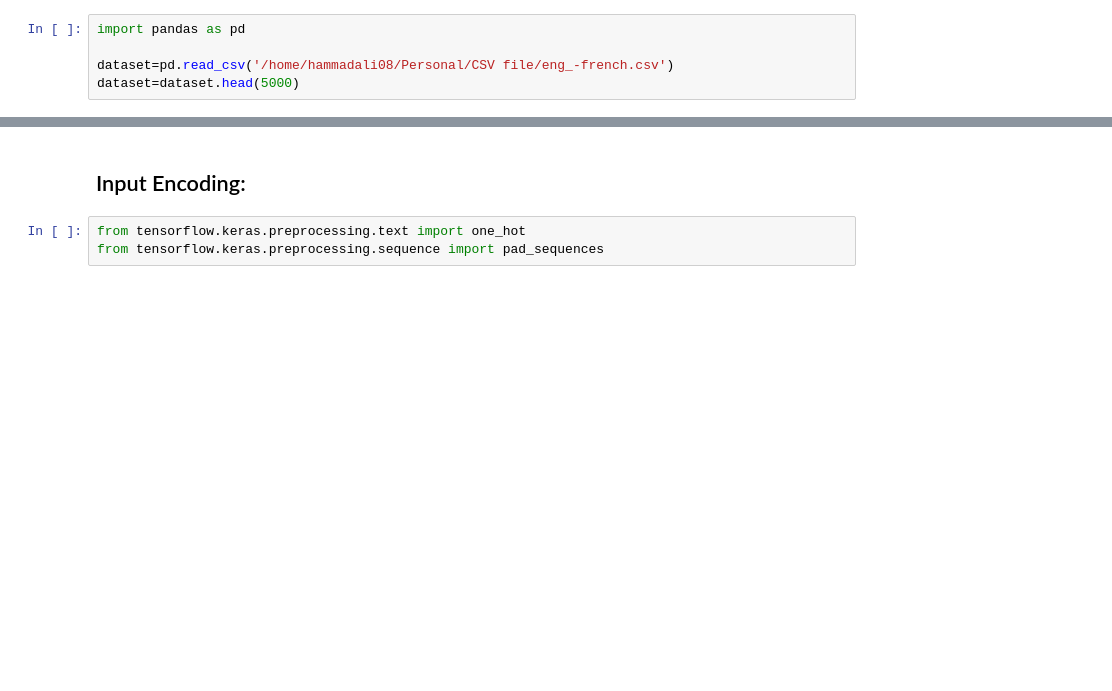
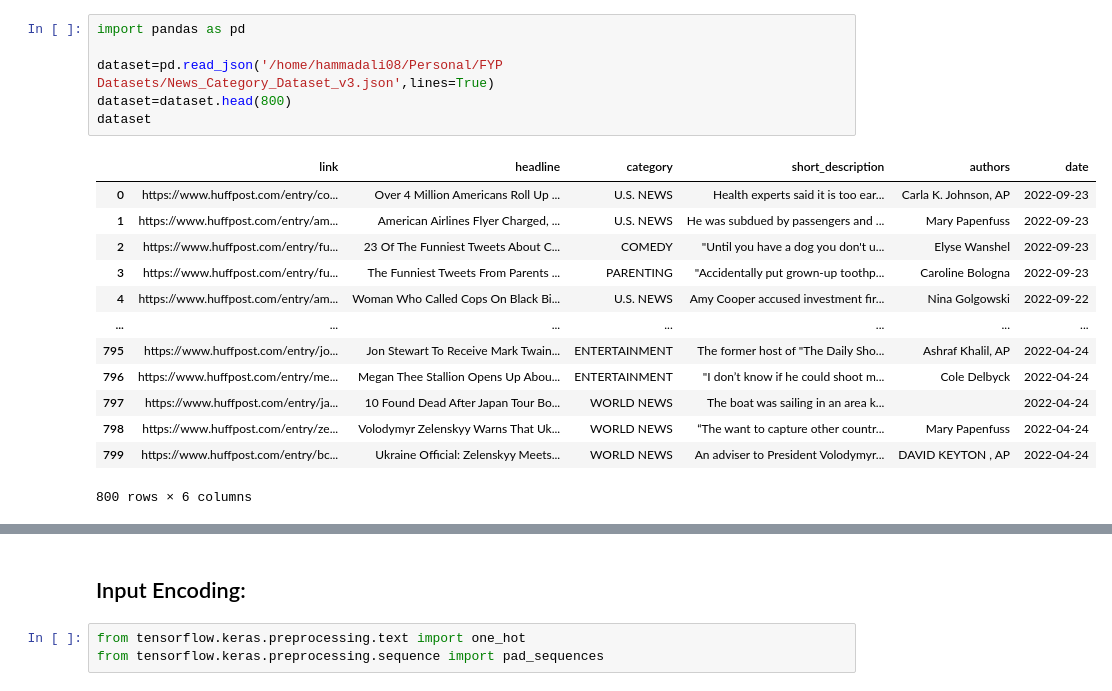
Before and after one commit to HammadAli08/Python-Toolbox, a Jupyter notebook: NLP/Encoder-Decoder_.ipynb, the cells around one changed output, grey strips where cells are left out. Saved outputs shown, nothing was run; the diff lists cells and outputs as text; blank space fills up the shorter version.

```diff
--- a/NLP/Encoder-Decoder_.ipynb
+++ b/NLP/Encoder-Decoder_.ipynb
@@ -1,6 +1,21 @@
 # %%
 import pandas as pd
 
-dataset=pd.read_csv('/home/hammadali08/Personal/CSV file/eng_-french.csv')
-dataset=dataset.head(5000)
+dataset=pd.read_json('/home/hammadali08/Personal/FYP Datasets/News_Category_Dataset_v3.json',lines=True)
+dataset=dataset.head(800)
+dataset
+# %% [output]
+|  | link | headline | category | short_description | authors | date |
+| 0 | https://www.huffpost.com/entry/co... | Over 4 Million Americans Roll Up ... | U.S. NEWS | Health experts said it is too ear... | Carla K. Johnson, AP | 2022-09-23 |
+| 1 | https://www.huffpost.com/entry/am... | American Airlines Flyer Charged, ... | U.S. NEWS | He was subdued by passengers and ... | Mary Papenfuss | 2022-09-23 |
+| 2 | https://www.huffpost.com/entry/fu... | 23 Of The Funniest Tweets About C... | COMEDY | "Until you have a dog you don't u... | Elyse Wanshel | 2022-09-23 |
+| 3 | https://www.huffpost.com/entry/fu... | The Funniest Tweets From Parents ... | PARENTING | "Accidentally put grown-up toothp... | Caroline Bologna | 2022-09-23 |
+| 4 | https://www.huffpost.com/entry/am... | Woman Who Called Cops On Black Bi... | U.S. NEWS | Amy Cooper accused investment fir... | Nina Golgowski | 2022-09-22 |
+| ... | ... | ... | ... | ... | ... | ... |
+| 795 | https://www.huffpost.com/entry/jo... | Jon Stewart To Receive Mark Twain... | ENTERTAINMENT | The former host of "The Daily Sho... | Ashraf Khalil, AP | 2022-04-24 |
+| 796 | https://www.huffpost.com/entry/me... | Megan Thee Stallion Opens Up Abou... | ENTERTAINMENT | "I don’t know if he could shoot m... | Cole Delbyck | 2022-04-24 |
+| 797 | https://www.huffpost.com/entry/ja... | 10 Found Dead After Japan Tour Bo... | WORLD NEWS | The boat was sailing in an area k... |  | 2022-04-24 |
+| 798 | https://www.huffpost.com/entry/ze... | Volodymyr Zelenskyy Warns That Uk... | WORLD NEWS | “The want to capture other countr... | Mary Papenfuss | 2022-04-24 |
+| 799 | https://www.huffpost.com/entry/bc... | Ukraine Official: Zelenskyy Meets... | WORLD NEWS | An adviser to President Volodymyr... | DAVID KEYTON , AP | 2022-04-24 |
+800 rows × 6 columns
 # %%
```
Also changed, not shown: parts of 19 cells of this notebook, 2 other files.
